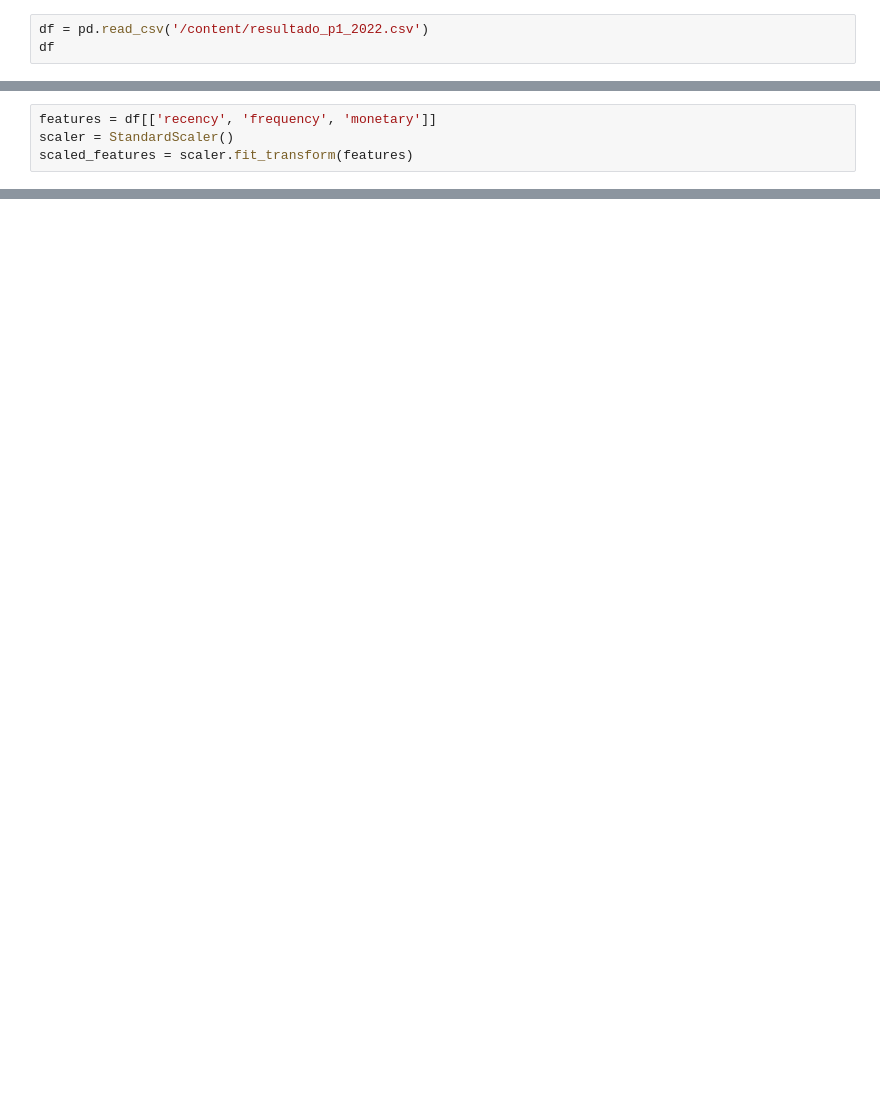
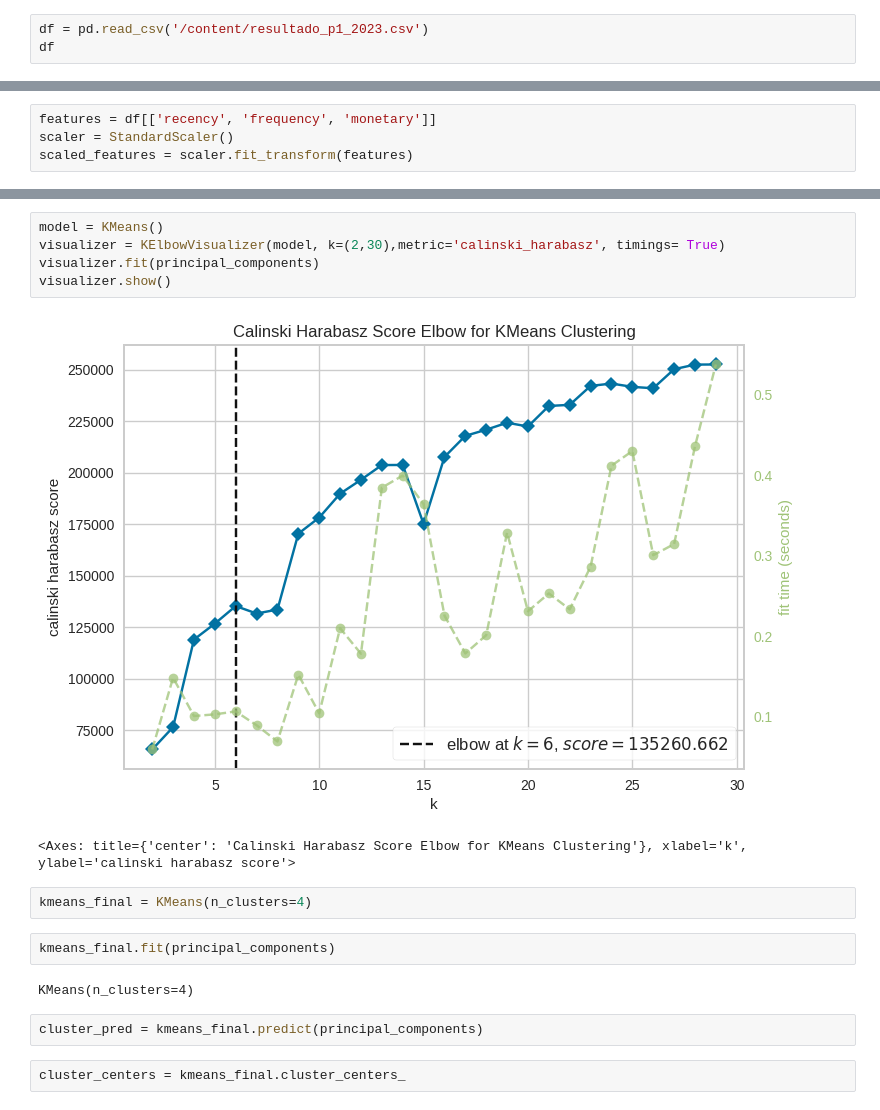
Before and after one commit to emissilva/challenge-clickbus, a Jupyter notebook: scripts/analises/analise.ipynb, the cells around one changed output, grey strips where cells are left out. Cells and saved outputs as stored; diff of their text form; blank space fills up the shorter version.

```diff
--- a/scripts/analises/analise.ipynb
+++ b/scripts/analises/analise.ipynb
@@ -13,3 +11,3 @@ ModuleNotFoundError: No module named 'distutils'
 # %%
-df = pd.read_csv('/content/resultado_p1_2022.csv')
+df = pd.read_csv('/content/resultado_p1_2023.csv')
 df
@@ -45,0 +90,18 @@ visualizer_silhouette.show()
+# %%
+model = KMeans()
+visualizer = KElbowVisualizer(model, k=(2,30),metric='calinski_harabasz', timings= True)
+visualizer.fit(principal_components)
+visualizer.show()
+# %% [output]
+[figure, added]
+<Axes: title={'center': 'Calinski Harabasz Score Elbow for KMeans Clustering'}, xlabel='k', ylabel='calinski harabasz score'>
+# %%
+kmeans_final = KMeans(n_clusters=4)
+# %%
+kmeans_final.fit(principal_components)
+# %% [output]
+KMeans(n_clusters=4)
+# %%
+cluster_pred = kmeans_final.predict(principal_components)
+# %%
+cluster_centers = kmeans_final.cluster_centers_
```
Also changed, not shown: parts of 9 cells of this notebook.
